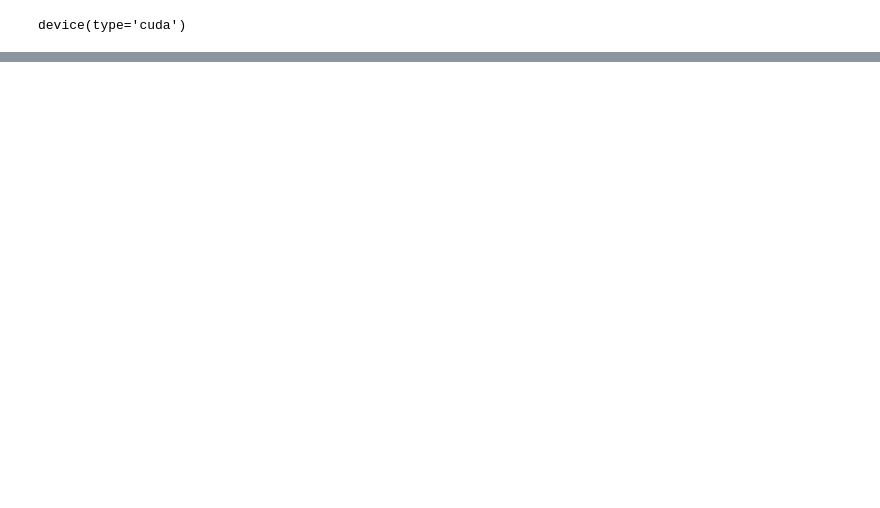
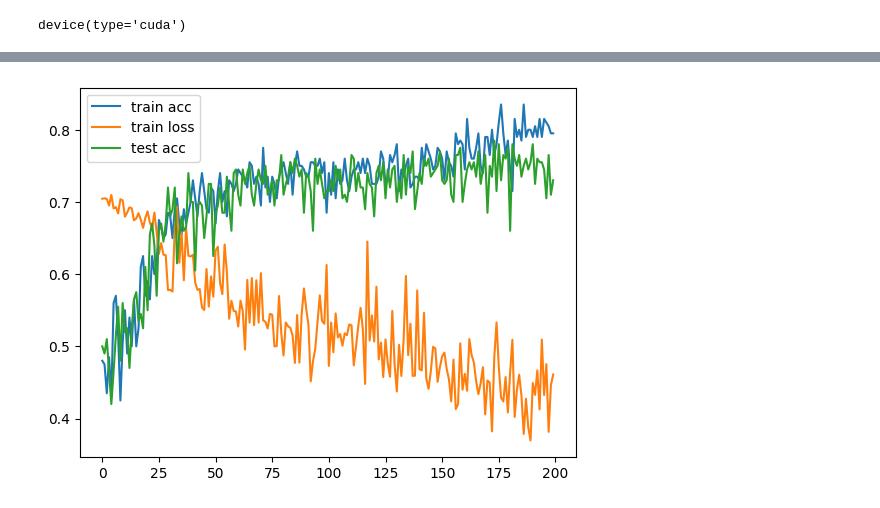
Before and after one commit to CKeibel/semi-supervised-deep-learning-pytorch-manning-live-projects, a Jupyter notebook: 01-simple-image-classifier.ipynb, the cells around one changed output, grey strips where cells are left out. Saved outputs shown, nothing was run; the diff lists cells and outputs as text; code cells hidden in the pictures; blank space fills up the shorter version.

Commit message:
data augmentation

```diff
--- a/01-simple-image-classifier.ipynb
+++ b/01-simple-image-classifier.ipynb
@@ -37,22 +54,32 @@ for img in glob.glob(f"{base_data_path}/test/*.jpg"):
 from torchvision.transforms import v2
 
 class Melanoma(Dataset):
-    def __init__(self, x, y):
+    def __init__(self, x, y, transform=False):
         super(Melanoma, self).__init__()
         self.x = x
         self.y = y
+        self.transform = transform
 
     def __len__(self):
         return len(self.x)
 
     def __getitem__(self, idx):
         transform = v2.Compose([v2.ToTensor()])
+        x = transform(self.x[idx]).to(torch.float32)
+        if self.transform:
+            augment = v2.Compose([
+                v2.RandomHorizontalFlip(p=0.5),
+                v2.RandomVerticalFlip(p=0.5)
+            ])
+            x = augment(x)
 
-        x = transform(self.x[idx]).to(torch.float32)
         return x, self.y[idx]
 # %%
-train_data = Melanoma(x_train, y_train)
+train_data = Melanoma(x_train, y_train, transform=True)
 trainloader = DataLoader(train_data, shuffle=True, batch_size=64)
+
+test_data = Melanoma(x_test, y_test)
+testloader = DataLoader(test_data, batch_size=len(train_data))
 # %%
 import matplotlib.pyplot as plt
 
@@ -123,7 +150,10 @@ loss_fn = nn.BCELoss()
 # %%
 import numpy as np
 
-num_epochs = 100
+num_epochs = 200
+train_accs = []
+test_accs = []
+train_loss = []
 
 for epoch in range(num_epochs):
     losses = []
@@ -141,5 +171,19 @@ for epoch in range(num_epochs):
         losses.append(loss.item())
         samples += len(y)
         correct += (pred.round() == y).sum()
-    print(f"{epoch+1} - Loss: {np.mean(losses)} - Acc: {correct/samples} ")
+
+    with torch.no_grad():
+        for x, y in testloader:
+            x = x.to(device)
+            y = y.view(len(y), 1).to(torch.float32).to(device)
+            pred = model(x)
+            test_acc = ((pred.round() == y).sum() / len(y)).cpu().item()
+
+    epoch_loss = np.mean(losses)
+    train_acc = (correct/samples).item()
+    train_loss.append(np.mean(losses))
+    train_accs.append(train_acc)
+    test_accs.append(test_acc)
+    if (epoch+1) % 10 == 0:
+        print(f"{epoch+1} - Loss: {epoch_loss} - Acc: {train_acc} - Test Acc: {test_acc}")
 # %% [output]
@@ -162,0 +210,8 @@ for epoch in range(num_epochs):
+# %%
+plt.plot(train_accs, label="train acc")
+plt.plot(train_loss, label="train loss")
+plt.plot(test_accs, label="test acc")
+plt.legend()
+plt.show()
+# %% [output]
+[figure, added]
```
Also changed, not shown: parts of 4 cells of this notebook.
